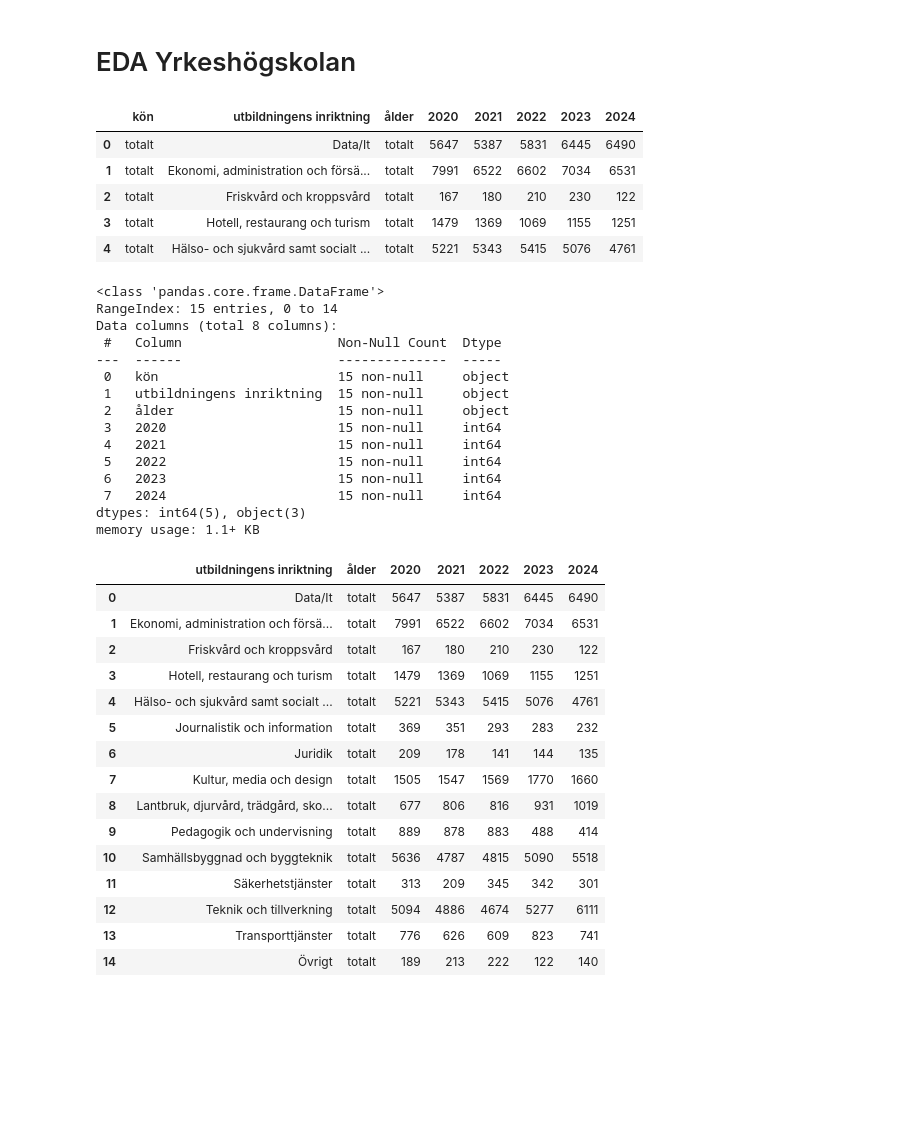
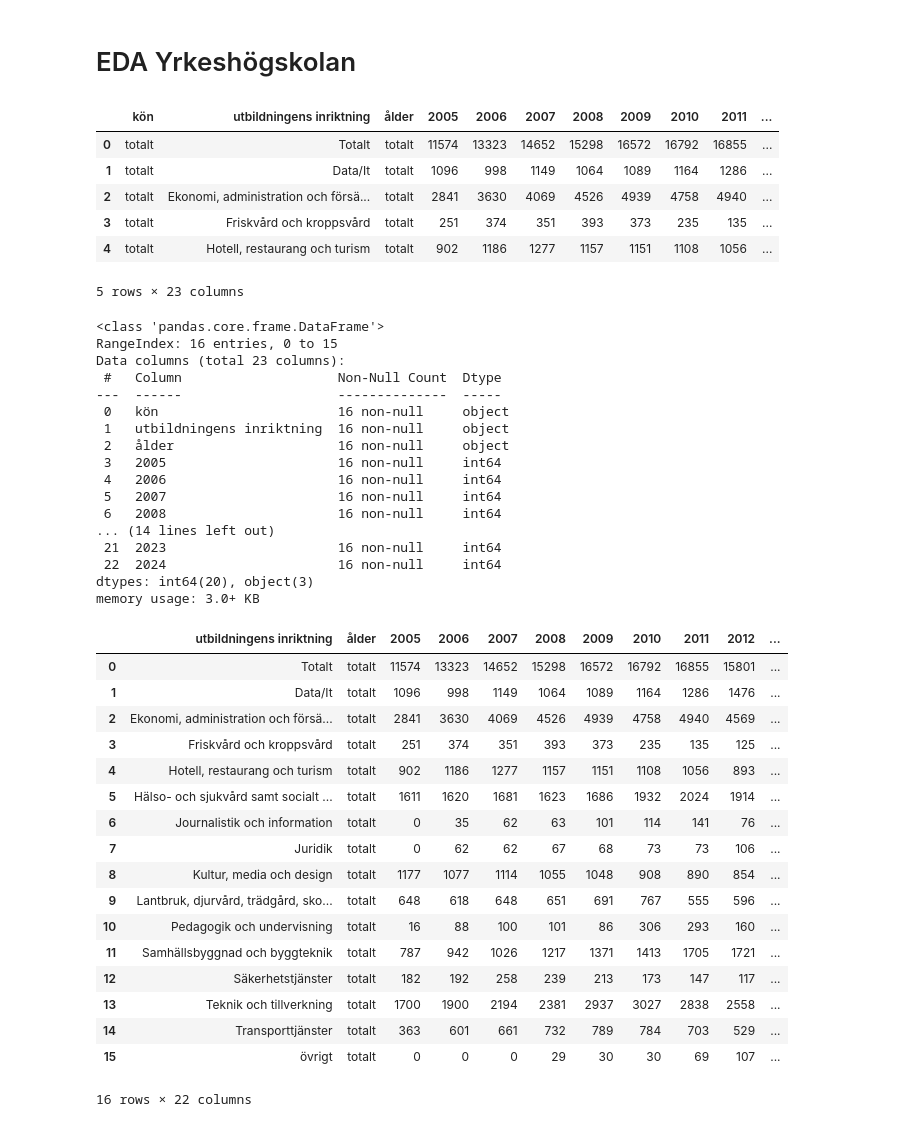
Before and after one commit to REAndreas/The_skool_grupp_3, a Jupyter notebook: eda/Andreas_EDA/Andreas_EDA.ipynb, the cells around one changed output. Drawn from its saved outputs; the diff is of its cells as text; code cells hidden in the pictures; blank space fills up the shorter version.

```diff
--- a/eda/Andreas_EDA/Andreas_EDA.ipynb
+++ b/eda/Andreas_EDA/Andreas_EDA.ipynb
@@ -3,55 +3,60 @@
 # %%
 import pandas as pd
 
-df = pd.read_csv("data/Yrkeshogskolan.csv", encoding="ISO-8859-1")
+df = pd.read_csv("data/stud_utbildningsområde_övertid.csv")
 
 df.head()
 # %% [output]
-|  | kön | utbildningens inriktning | ålder | 2020 | 2021 | 2022 | 2023 | 2024 |
-| 0 | totalt | Data/It | totalt | 5647 | 5387 | 5831 | 6445 | 6490 |
-| 1 | totalt | Ekonomi, administration och försä... | totalt | 7991 | 6522 | 6602 | 7034 | 6531 |
-| 2 | totalt | Friskvård och kroppsvård | totalt | 167 | 180 | 210 | 230 | 122 |
-| 3 | totalt | Hotell, restaurang och turism | totalt | 1479 | 1369 | 1069 | 1155 | 1251 |
-| 4 | totalt | Hälso- och sjukvård samt socialt ... | totalt | 5221 | 5343 | 5415 | 5076 | 4761 |
+|  | kön | utbildningens inriktning | ålder | 2005 | 2006 | 2007 | 2008 | 2009 | 2010 | 2011 | ... |
+| 0 | totalt | Totalt | totalt | 11574 | 13323 | 14652 | 15298 | 16572 | 16792 | 16855 | ... |
+| 1 | totalt | Data/It | totalt | 1096 | 998 | 1149 | 1064 | 1089 | 1164 | 1286 | ... |
+| 2 | totalt | Ekonomi, administration och försä... | totalt | 2841 | 3630 | 4069 | 4526 | 4939 | 4758 | 4940 | ... |
+| 3 | totalt | Friskvård och kroppsvård | totalt | 251 | 374 | 351 | 393 | 373 | 235 | 135 | ... |
+| 4 | totalt | Hotell, restaurang och turism | totalt | 902 | 1186 | 1277 | 1157 | 1151 | 1108 | 1056 | ... |
+5 rows × 23 columns
 # %%
 df.info()
 # %% [output]
 <class 'pandas.core.frame.DataFrame'>
-RangeIndex: 15 entries, 0 to 14
-Data columns (total 8 columns):
+RangeIndex: 16 entries, 0 to 15
+Data columns (total 23 columns):
  #   Column                    Non-Null Count  Dtype
 ---  ------                    --------------  -----
- 0   kön                       15 non-null     object
- 1   utbildningens inriktning  15 non-null     object
- 2   ålder                     15 non-null     object
- 3   2020                      15 non-null     int64
- 4   2021                      15 non-null     int64
- 5   2022                      15 non-null     int64
- 6   2023                      15 non-null     int64
- 7   2024                      15 non-null     int64
-dtypes: int64(5), object(3)
-memory usage: 1.1+ KB
+ 0   kön                       16 non-null     object
+ 1   utbildningens inriktning  16 non-null     object
+ 2   ålder                     16 non-null     object
+ 3   2005                      16 non-null     int64
+ 4   2006                      16 non-null     int64
+ 5   2007                      16 non-null     int64
+ 6   2008                      16 non-null     int64
+... (14 lines left out)
+ 21  2023                      16 non-null     int64
+ 22  2024                      16 non-null     int64
+dtypes: int64(20), object(3)
+memory usage: 3.0+ KB
 # %%
 df = df.drop(labels="kön", axis=1)
 
 df
 # %% [output]
-|  | utbildningens inriktning | ålder | 2020 | 2021 | 2022 | 2023 | 2024 |
-| 0 | Data/It | totalt | 5647 | 5387 | 5831 | 6445 | 6490 |
-| 1 | Ekonomi, administration och försä... | totalt | 7991 | 6522 | 6602 | 7034 | 6531 |
-| 2 | Friskvård och kroppsvård | totalt | 167 | 180 | 210 | 230 | 122 |
-| 3 | Hotell, restaurang och turism | totalt | 1479 | 1369 | 1069 | 1155 | 1251 |
-| 4 | Hälso- och sjukvård samt socialt ... | totalt | 5221 | 5343 | 5415 | 5076 | 4761 |
-| 5 | Journalistik och information | totalt | 369 | 351 | 293 | 283 | 232 |
-| 6 | Juridik | totalt | 209 | 178 | 141 | 144 | 135 |
-| 7 | Kultur, media och design | totalt | 1505 | 1547 | 1569 | 1770 | 1660 |
-| 8 | Lantbruk, djurvård, trädgård, sko... | totalt | 677 | 806 | 816 | 931 | 1019 |
-| 9 | Pedagogik och undervisning | totalt | 889 | 878 | 883 | 488 | 414 |
-| 10 | Samhällsbyggnad och byggteknik | totalt | 5636 | 4787 | 4815 | 5090 | 5518 |
-| 11 | Säkerhetstjänster | totalt | 313 | 209 | 345 | 342 | 301 |
-| 12 | Teknik och tillverkning | totalt | 5094 | 4886 | 4674 | 5277 | 6111 |
-| 13 | Transporttjänster | totalt | 776 | 626 | 609 | 823 | 741 |
-| 14 | Övrigt | totalt | 189 | 213 | 222 | 122 | 140 |
+|  | utbildningens inriktning | ålder | 2005 | 2006 | 2007 | 2008 | 2009 | 2010 | 2011 | 2012 | ... |
+| 0 | Totalt | totalt | 11574 | 13323 | 14652 | 15298 | 16572 | 16792 | 16855 | 15801 | ... |
+| 1 | Data/It | totalt | 1096 | 998 | 1149 | 1064 | 1089 | 1164 | 1286 | 1476 | ... |
+| 2 | Ekonomi, administration och försä... | totalt | 2841 | 3630 | 4069 | 4526 | 4939 | 4758 | 4940 | 4569 | ... |
+| 3 | Friskvård och kroppsvård | totalt | 251 | 374 | 351 | 393 | 373 | 235 | 135 | 125 | ... |
+| 4 | Hotell, restaurang och turism | totalt | 902 | 1186 | 1277 | 1157 | 1151 | 1108 | 1056 | 893 | ... |
+| 5 | Hälso- och sjukvård samt socialt ... | totalt | 1611 | 1620 | 1681 | 1623 | 1686 | 1932 | 2024 | 1914 | ... |
+| 6 | Journalistik och information | totalt | 0 | 35 | 62 | 63 | 101 | 114 | 141 | 76 | ... |
+| 7 | Juridik | totalt | 0 | 62 | 62 | 67 | 68 | 73 | 73 | 106 | ... |
+| 8 | Kultur, media och design | totalt | 1177 | 1077 | 1114 | 1055 | 1048 | 908 | 890 | 854 | ... |
+| 9 | Lantbruk, djurvård, trädgård, sko... | totalt | 648 | 618 | 648 | 651 | 691 | 767 | 555 | 596 | ... |
+| 10 | Pedagogik och undervisning | totalt | 16 | 88 | 100 | 101 | 86 | 306 | 293 | 160 | ... |
+| 11 | Samhällsbyggnad och byggteknik | totalt | 787 | 942 | 1026 | 1217 | 1371 | 1413 | 1705 | 1721 | ... |
+| 12 | Säkerhetstjänster | totalt | 182 | 192 | 258 | 239 | 213 | 173 | 147 | 117 | ... |
+| 13 | Teknik och tillverkning | totalt | 1700 | 1900 | 2194 | 2381 | 2937 | 3027 | 2838 | 2558 | ... |
+| 14 | Transporttjänster | totalt | 363 | 601 | 661 | 732 | 789 | 784 | 703 | 529 | ... |
+| 15 | övrigt | totalt | 0 | 0 | 0 | 29 | 30 | 30 | 69 | 107 | ... |
+16 rows × 22 columns
 # %%
 df= df.drop(labels="ålder", axis=1)
 
```
Also changed, not shown: parts of 4 cells of this notebook, 3 other files.
